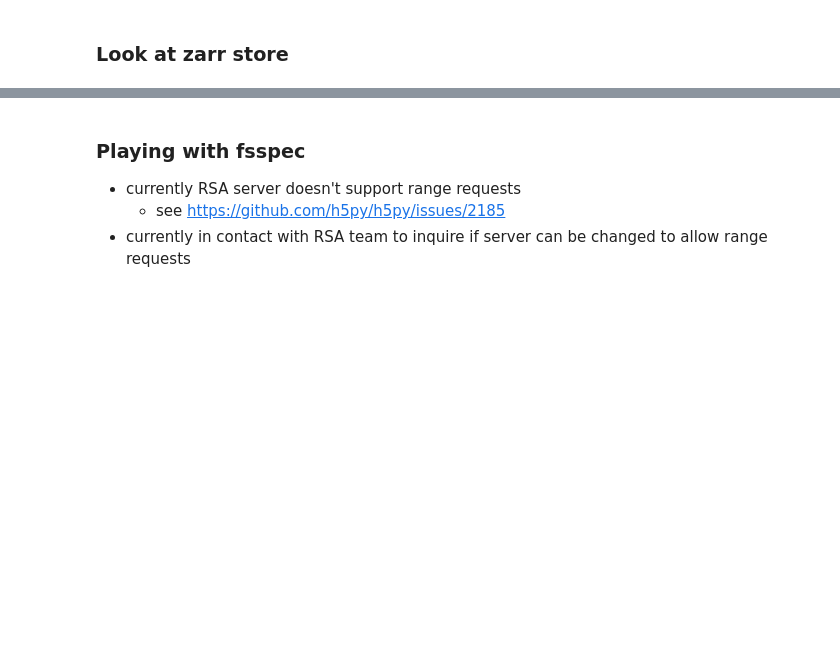
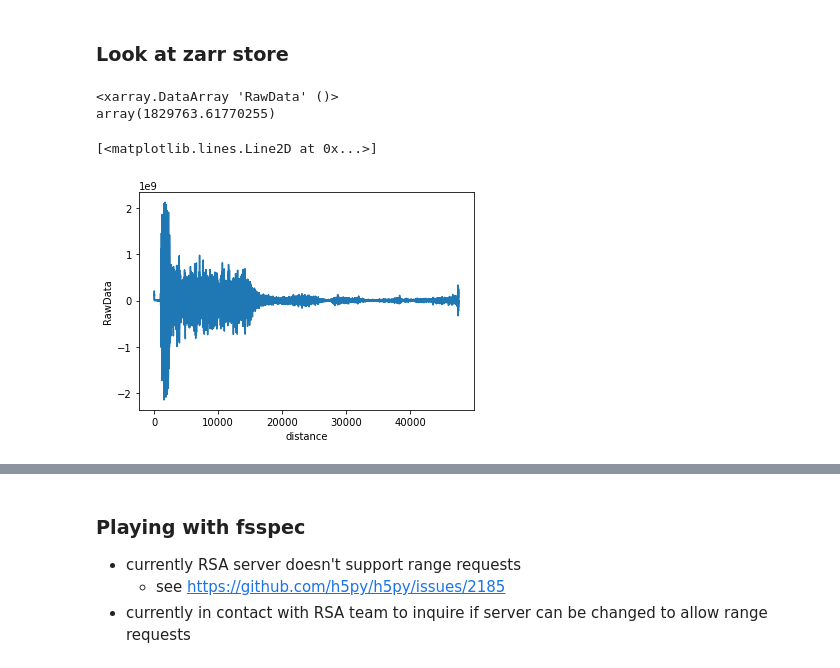
Before and after one commit to niyiyu/DASstore, a Jupyter notebook: notebooks/dev_jr.ipynb, the cells around one changed output, grey strips where cells are left out. Saved outputs shown, nothing was run; the diff lists cells and outputs as text; code cells hidden in the pictures; blank space fills up the shorter version.

```diff
--- a/notebooks/dev_jr.ipynb
+++ b/notebooks/dev_jr.ipynb
@@ -178 +275,13 @@ ds = xr.open_zarr('abfs://zarr/SouthCable_Tx.zarr', storage_options=storage_opti
+# %%
+ds.RawData[:100000,:100000].mean().compute()
+# %% [output]
+<xarray.DataArray 'RawData' ()>
+array(1829763.61770255)
+# %%
+ds = xr.open_zarr('/das_data/SouthCable_Tx_2021-11-02T0746142021-11-02T142514/')
+# %%
+ds.RawData[:,-1].plot()
+# %% [output]
+[<matplotlib.lines.Line2D at 0x...>]
+[figure, added]
 # %%
```
Also changed, not shown: parts of 23 cells of this notebook, 6 other files.
